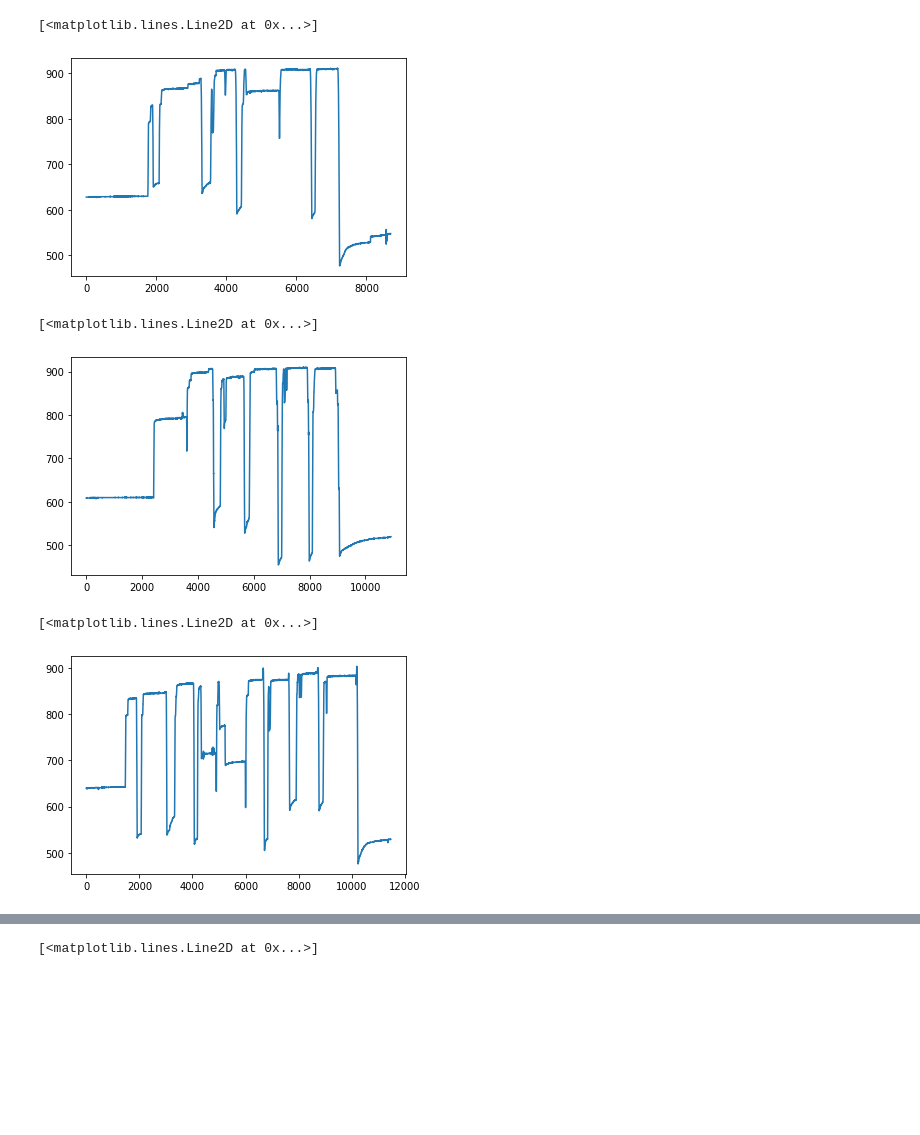
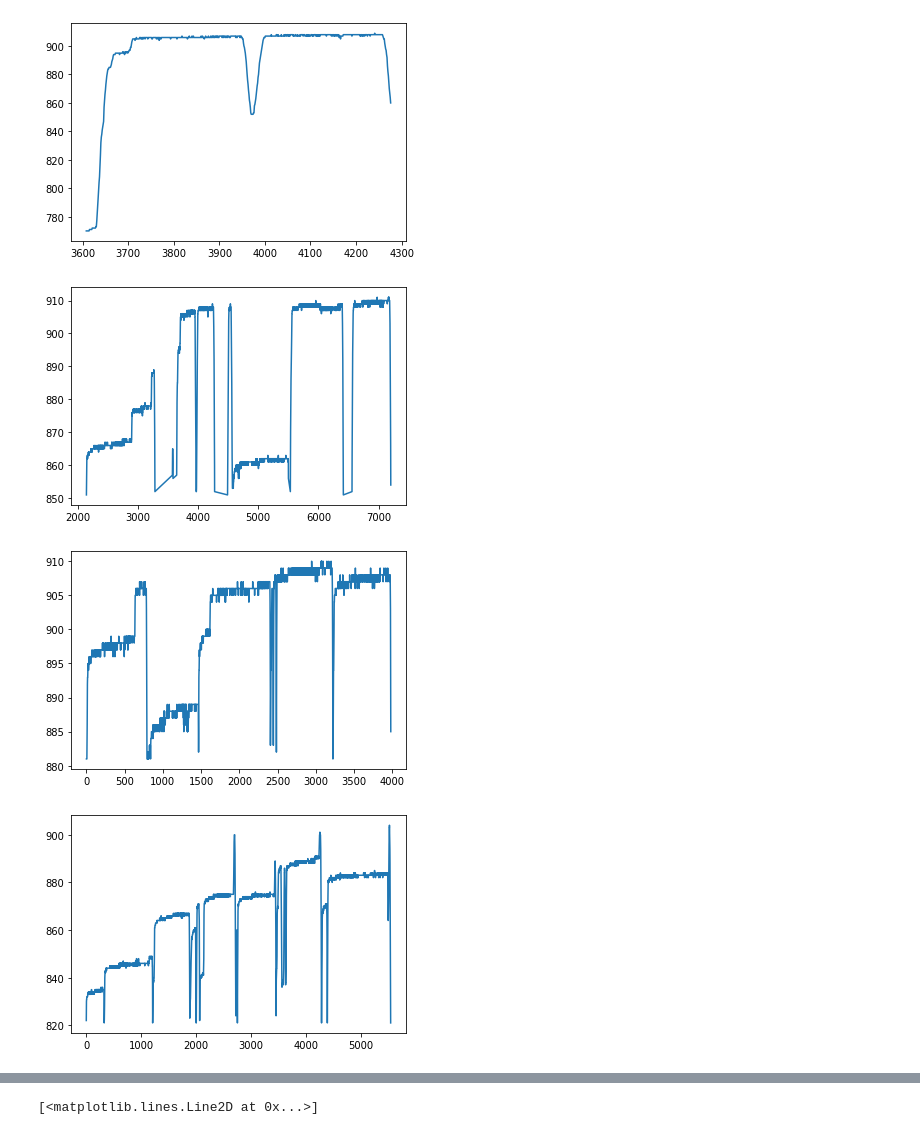
Before and after one commit to Jenirethvanessa/robotic_end-effector, a Jupyter notebook: experiment_1_results.ipynb, the cells around one changed output, grey strips where cells are left out. Drawn from its saved outputs; the diff is of its cells as text; code cells hidden in the pictures; blank space fills up the shorter version.

Commit message:
changes in plots

```diff
--- a/experiment_1_results.ipynb
+++ b/experiment_1_results.ipynb
@@ -15,16 +67,40 @@ subject002_experiment2_2 = pd.read_csv("arduino_person_002_exp_2_trial_2.csv", e
+# %%
+subset = subject001_experiment2_1.loc[3608:4276]
+plt.plot(subset["force"])
+plt.show()
+# %% [output]
+[figure, added]
 # %%
-plt.plot(subject001_experiment2_1.index, subject001_experiment2_1["force"])
+# data = []  # Create an empty list to store the filtered data
+
+# for i in range(len(subject001_experiment2_1.index)):
+#     if subject001_experiment2_1["force"][i] > 850:
+#         data.append(subject001_experiment2_1["force"][i])  # Append the value to the list
+
+plt.plot(subject001_experiment2_1.loc[subject001_experiment2_1["force"] > 850, "force"])
+plt.show()
 # %% [output]
-[<matplotlib.lines.Line2D at 0x...>]
-[figure, old version]
+[figure, new version]
 # %%
-plt.plot(subject002_experiment2_1.index, subject002_experiment2_1["force"])
+data = []  # Create an empty list to store the filtered data
+
+for i in range(len(subject002_experiment2_1.index)):
+    if subject002_experiment2_1["force"][i] > 880:
+        data.append(subject002_experiment2_1["force"][i])  # Append the value to the list
+
+plt.plot(data)
+plt.show()
 # %% [output]
-[<matplotlib.lines.Line2D at 0x...>]
-[figure, old version]
+[figure, new version]
 # %%
-plt.plot(subject001_experiment2_2.index, subject001_experiment2_2["force"])
+data = []  # Create an empty list to store the filtered data
+
+for i in range(len(subject001_experiment2_2.index)):
+    if subject001_experiment2_2["force"][i] > 820:
+        data.append(subject001_experiment2_2["force"][i])  # Append the value to the list
+
+plt.plot(data)
+plt.show()
 # %% [output]
-[<matplotlib.lines.Line2D at 0x...>]
-[figure, old version]
+[figure, new version]
 # %%
```
Also changed, not shown: parts of 6 cells of this notebook, 1 other file.
